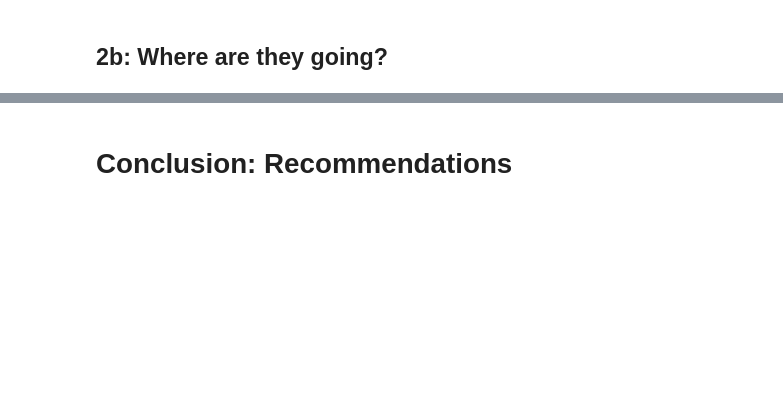
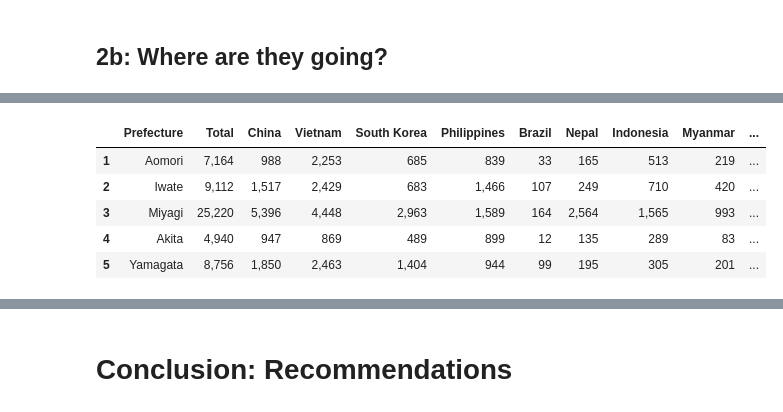
Before and after one commit to kevinwjin/cbb634, a Jupyter notebook: final_project/report.ipynb, the cells around one changed output, grey strips where cells are left out. Cells and saved outputs as stored; diff of their text form; code cells hidden in the pictures; blank space fills up the shorter version.

Commit message:
Add spatial data

```diff
--- a/final_project/report.ipynb
+++ b/final_project/report.ipynb
@@ -225,0 +243,14 @@ fig.show()
+# %%
+# Load foreign resident data
+import pandas as pd
+
+foreigners = pd.read_csv("datasets/2_immigration/foreign_residents.csv")
+foreigners = foreigners.drop(0) # Drop first row
+foreigners.head()
+# %% [output]
+|  | Prefecture | Total | China | Vietnam | South Korea | Philippines | Brazil | Nepal | Indonesia | Myanmar | ... |
+| 1 | Aomori | 7,164 | 988 | 2,253 | 685 | 839 | 33 | 165 | 513 | 219 | ... |
+| 2 | Iwate | 9,112 | 1,517 | 2,429 | 683 | 1,466 | 107 | 249 | 710 | 420 | ... |
+| 3 | Miyagi | 25,220 | 5,396 | 4,448 | 2,963 | 1,589 | 164 | 2,564 | 1,565 | 993 | ... |
+| 4 | Akita | 4,940 | 947 | 869 | 489 | 899 | 12 | 135 | 289 | 83 | ... |
+| 5 | Yamagata | 8,756 | 1,850 | 2,463 | 1,404 | 944 | 99 | 195 | 305 | 201 | ... |
```
Also changed, not shown: parts of 9 cells of this notebook, 3 other files.
